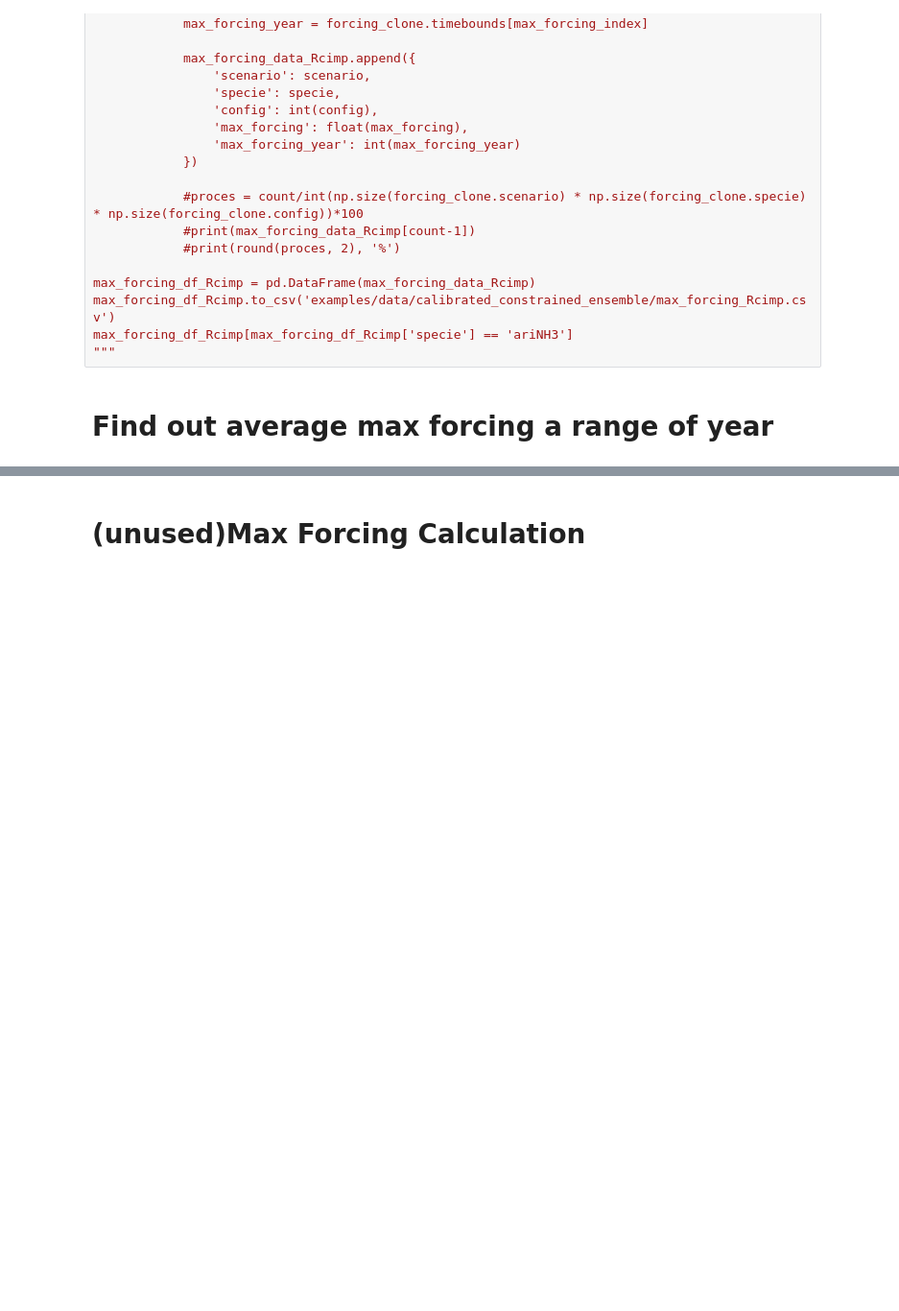
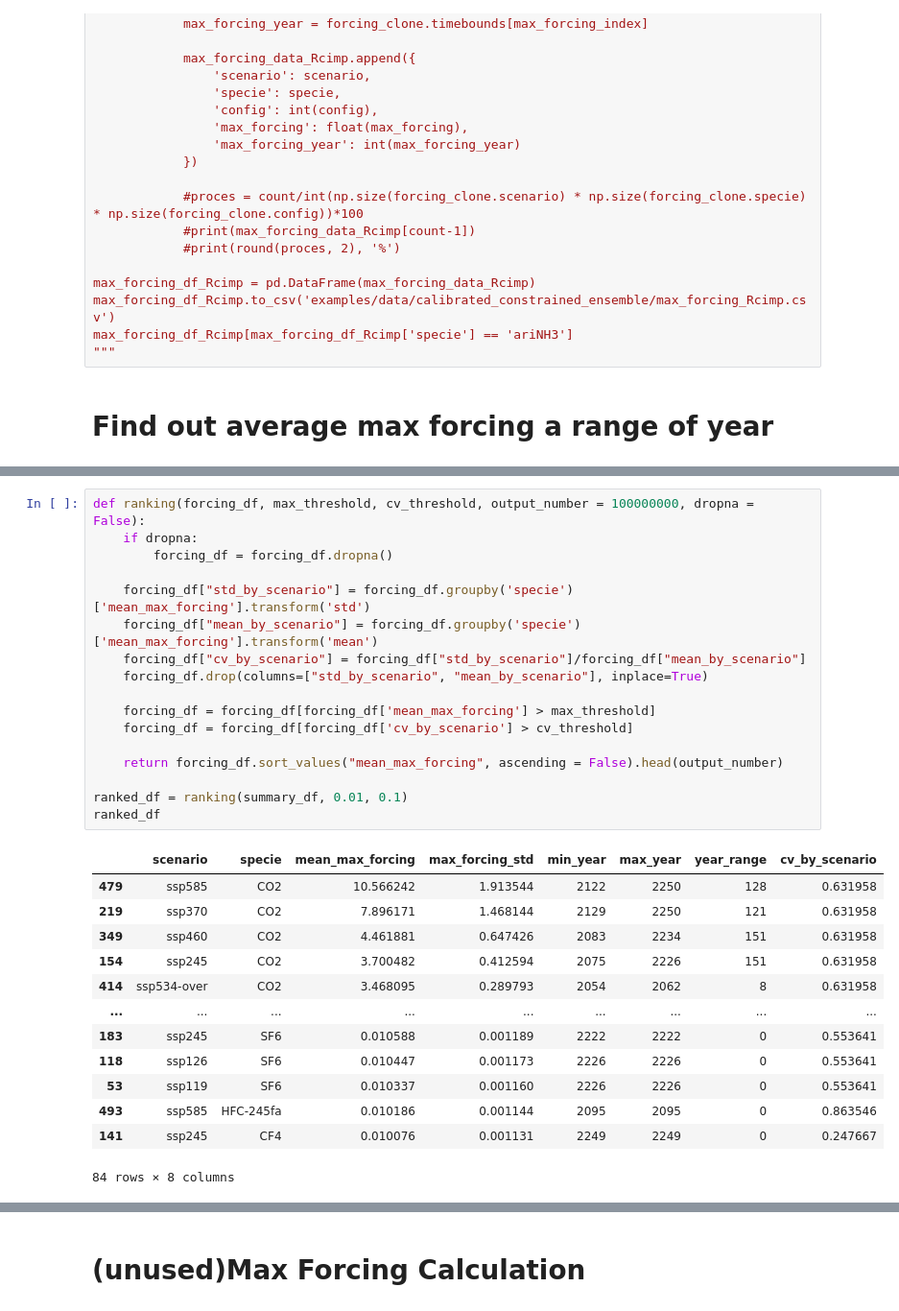
Before and after one commit to xuxingcheng/FAIR-emission-climate-model, a Jupyter notebook: Max Forcing Analysis.ipynb, the cells around one changed output, grey strips where cells are left out. Shown at 96% size. Saved outputs shown, nothing was run; the diff lists cells and outputs as text; blank space fills up the shorter version.

```diff
--- a/Max Forcing Analysis.ipynb
+++ b/Max Forcing Analysis.ipynb
@@ -229,0 +291,31 @@ summary_df
+# %%
+def ranking(forcing_df, max_threshold, cv_threshold, output_number = 100000000, dropna = False):
+    if dropna:
+        forcing_df = forcing_df.dropna()
+
+    forcing_df["std_by_scenario"] = forcing_df.groupby('specie')['mean_max_forcing'].transform('std')
+    forcing_df["mean_by_scenario"] = forcing_df.groupby('specie')['mean_max_forcing'].transform('mean')
+    forcing_df["cv_by_scenario"] = forcing_df["std_by_scenario"]/forcing_df["mean_by_scenario"]
+    forcing_df.drop(columns=["std_by_scenario", "mean_by_scenario"], inplace=True)
+
+    forcing_df = forcing_df[forcing_df['mean_max_forcing'] > max_threshold]
+    forcing_df = forcing_df[forcing_df['cv_by_scenario'] > cv_threshold]
+
+    return forcing_df.sort_values("mean_max_forcing", ascending = False).head(output_number)
+
+ranked_df = ranking(summary_df, 0.01, 0.1)
+ranked_df
+# %% [output]
+|  | scenario | specie | mean_max_forcing | max_forcing_std | min_year | max_year | year_range | cv_by_scenario |
+| 479 | ssp585 | CO2 | 10.566242 | 1.913544 | 2122 | 2250 | 128 | 0.631958 |
+| 219 | ssp370 | CO2 | 7.896171 | 1.468144 | 2129 | 2250 | 121 | 0.631958 |
+| 349 | ssp460 | CO2 | 4.461881 | 0.647426 | 2083 | 2234 | 151 | 0.631958 |
+| 154 | ssp245 | CO2 | 3.700482 | 0.412594 | 2075 | 2226 | 151 | 0.631958 |
+| 414 | ssp534-over | CO2 | 3.468095 | 0.289793 | 2054 | 2062 | 8 | 0.631958 |
+| ... | ... | ... | ... | ... | ... | ... | ... | ... |
+| 183 | ssp245 | SF6 | 0.010588 | 0.001189 | 2222 | 2222 | 0 | 0.553641 |
+| 118 | ssp126 | SF6 | 0.010447 | 0.001173 | 2226 | 2226 | 0 | 0.553641 |
+| 53 | ssp119 | SF6 | 0.010337 | 0.001160 | 2226 | 2226 | 0 | 0.553641 |
+| 493 | ssp585 | HFC-245fa | 0.010186 | 0.001144 | 2095 | 2095 | 0 | 0.863546 |
+| 141 | ssp245 | CF4 | 0.010076 | 0.001131 | 2249 | 2249 | 0 | 0.247667 |
+84 rows × 8 columns
```
Also changed, not shown: parts of 13 cells of this notebook.
